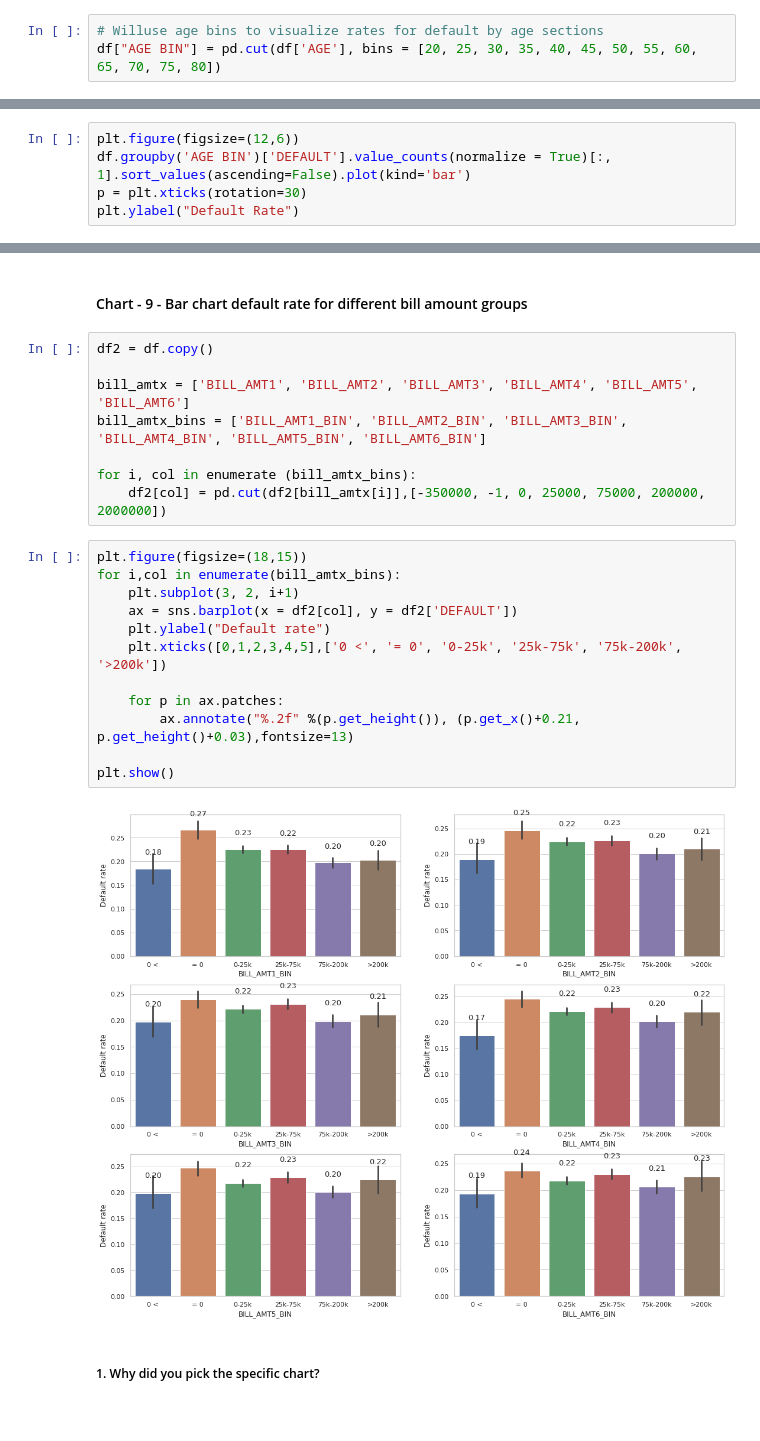
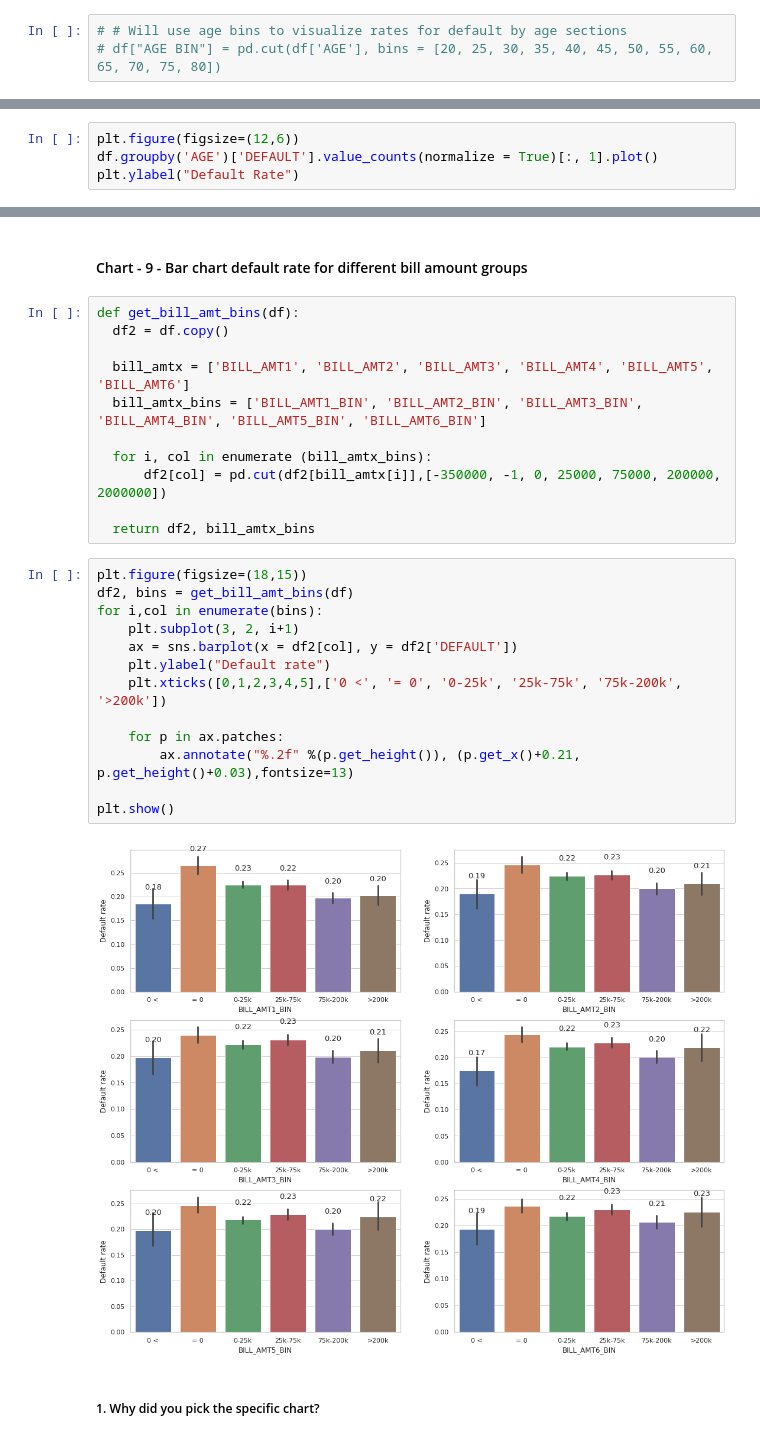
Before and after one commit to ayush9304/CreditCardDefaultPrediction, a Jupyter notebook: Credit_Card_Default_Prediction.ipynb, the cells around one changed output, grey strips where cells are left out. Drawn from its saved outputs; the diff is of its cells as text.

```diff
--- a/Credit_Card_Default_Prediction.ipynb
+++ b/Credit_Card_Default_Prediction.ipynb
@@ -362,8 +363,8 @@ min         21.000000
 max         79.000000
 Name: AGE, dtype: float64
 # %%
-# Willuse age bins to visualize rates for default by age sections
-df["AGE BIN"] = pd.cut(df['AGE'], bins = [20, 25, 30, 35, 40, 45, 50, 55, 60, 65, 70, 75, 80])
+# # Will use age bins to visualize rates for default by age sections
+# df["AGE BIN"] = pd.cut(df['AGE'], bins = [20, 25, 30, 35, 40, 45, 50, 55, 60, 65, 70, 75, 80])
 # %%
 # Creating new feature avg_credit_utilization_ratio
 total_outstanding_balance = df.loc[:, 'BILL_AMT1':'BILL_AMT6'].sum(axis=1)
@@ -563,8 +564,7 @@ Answer Here
 #### Chart - 6 - Bar Plot for default rate by age group
 # %%
 plt.figure(figsize=(12,6))
-df.groupby('AGE BIN')['DEFAULT'].value_counts(normalize = True)[:, 1].sort_values(ascending=False).plot(kind='bar')
-p = plt.xticks(rotation=30)
+df.groupby('AGE')['DEFAULT'].value_counts(normalize = True)[:, 1].plot()
 plt.ylabel("Default Rate")
 # %% [output]
 Text(0, 0.5, 'Default Rate')
@@ -627,27 +627,31 @@ Answer Here
 # %% [markdown]
 #### Chart - 9 - Bar chart default rate for different bill amount groups
 # %%
-df2 = df.copy()
+def get_bill_amt_bins(df):
+  df2 = df.copy()
 
-bill_amtx = ['BILL_AMT1', 'BILL_AMT2', 'BILL_AMT3', 'BILL_AMT4', 'BILL_AMT5', 'BILL_AMT6']
-bill_amtx_bins = ['BILL_AMT1_BIN', 'BILL_AMT2_BIN', 'BILL_AMT3_BIN', 'BILL_AMT4_BIN', 'BILL_AMT5_BIN', 'BILL_AMT6_BIN']
+  bill_amtx = ['BILL_AMT1', 'BILL_AMT2', 'BILL_AMT3', 'BILL_AMT4', 'BILL_AMT5', 'BILL_AMT6']
+  bill_amtx_bins = ['BILL_AMT1_BIN', 'BILL_AMT2_BIN', 'BILL_AMT3_BIN', 'BILL_AMT4_BIN', 'BILL_AMT5_BIN', 'BILL_AMT6_BIN']
 
-for i, col in enumerate (bill_amtx_bins):
-    df2[col] = pd.cut(df2[bill_amtx[i]],[-350000, -1, 0, 25000, 75000, 200000, 2000000])
+  for i, col in enumerate (bill_amtx_bins):
+      df2[col] = pd.cut(df2[bill_amtx[i]],[-350000, -1, 0, 25000, 75000, 200000, 2000000])
+
+  return df2, bill_amtx_bins
 # %%
 plt.figure(figsize=(18,15))
-for i,col in enumerate(bill_amtx_bins):
+df2, bins = get_bill_amt_bins(df)
+for i,col in enumerate(bins):
     plt.subplot(3, 2, i+1)
     ax = sns.barplot(x = df2[col], y = df2['DEFAULT'])
     plt.ylabel("Default rate")
     plt.xticks([0,1,2,3,4,5],['0 <', '= 0', '0-25k', '25k-75k', '75k-200k', '>200k'])
 
     for p in ax.patches:
         ax.annotate("%.2f" %(p.get_height()), (p.get_x()+0.21, p.get_height()+0.03),fontsize=13)
 
 plt.show()
 # %% [output]
-[figure, old version]
+[figure, new version]
 # %% [markdown]
 ##### 1. Why did you pick the specific chart?
 # %% [markdown]
```
Also changed, not shown: parts of 42 cells of this notebook.
